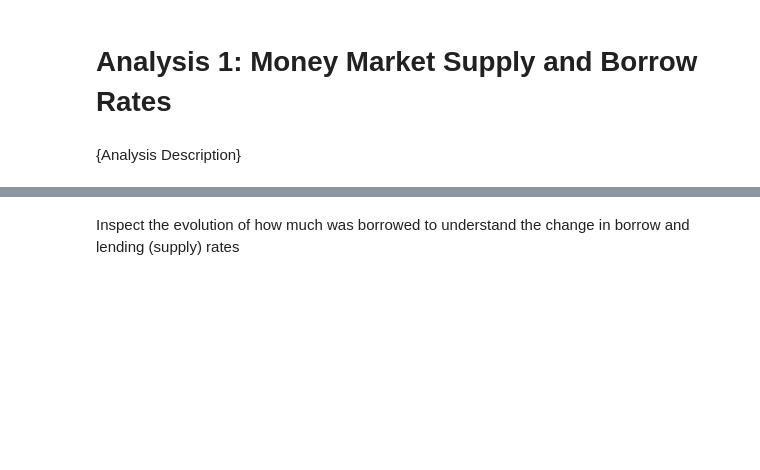
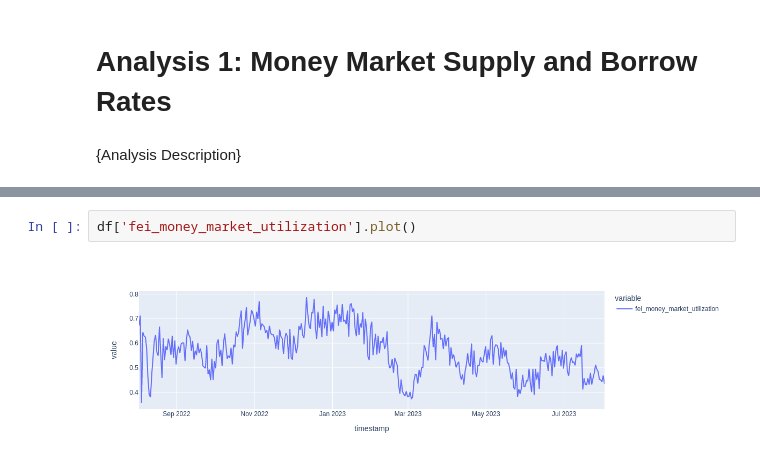
Before and after one commit to CADLabs/fei-protocol-model, a Jupyter notebook: experiments/notebooks/money_markets_notebook.ipynb, the cells around one changed output, grey strips where cells are left out. Drawn from its saved outputs; the diff is of its cells as text; blank space fills up the shorter version.

```diff
--- a/experiments/notebooks/money_markets_notebook.ipynb
+++ b/experiments/notebooks/money_markets_notebook.ipynb
@@ -76,2 +96,4 @@ df['fei_money_market_pcv_deposit_balance'].plot()
-# %% [markdown]
-Inspect the evolution of how much was borrowed to understand the change in borrow and lending (supply) rates
+# %%
+df['fei_money_market_utilization'].plot()
+# %% [output]
+[figure, added]
```
Also changed, not shown: parts of 16 cells of this notebook, 4 other files.
